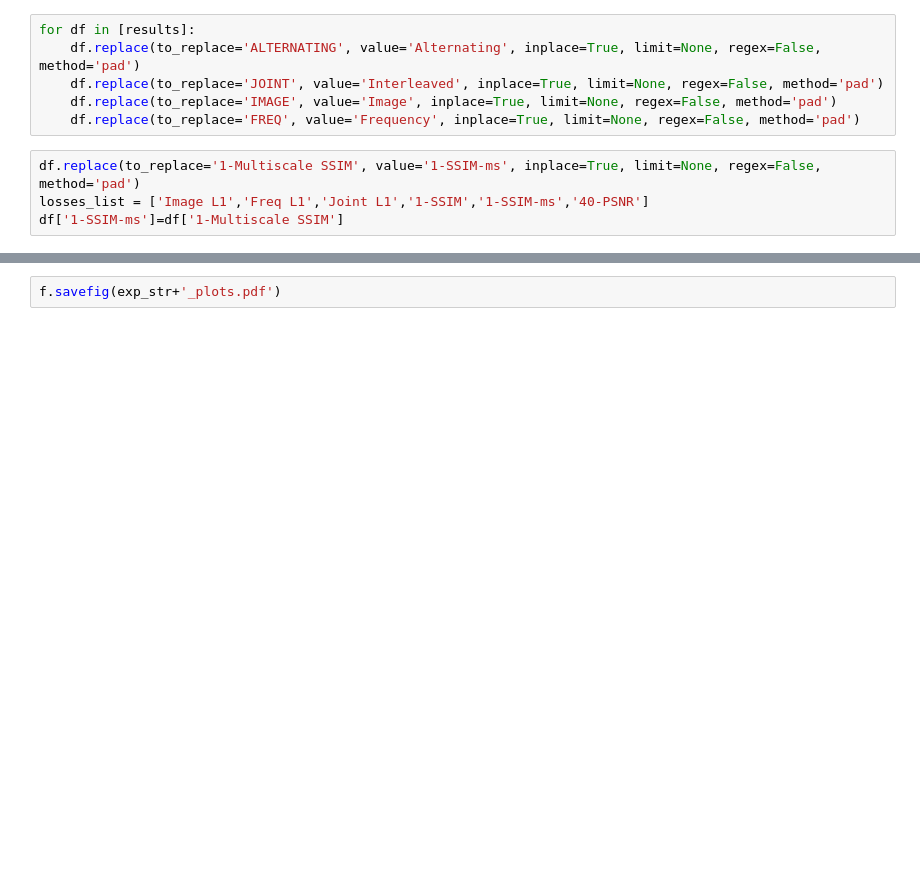
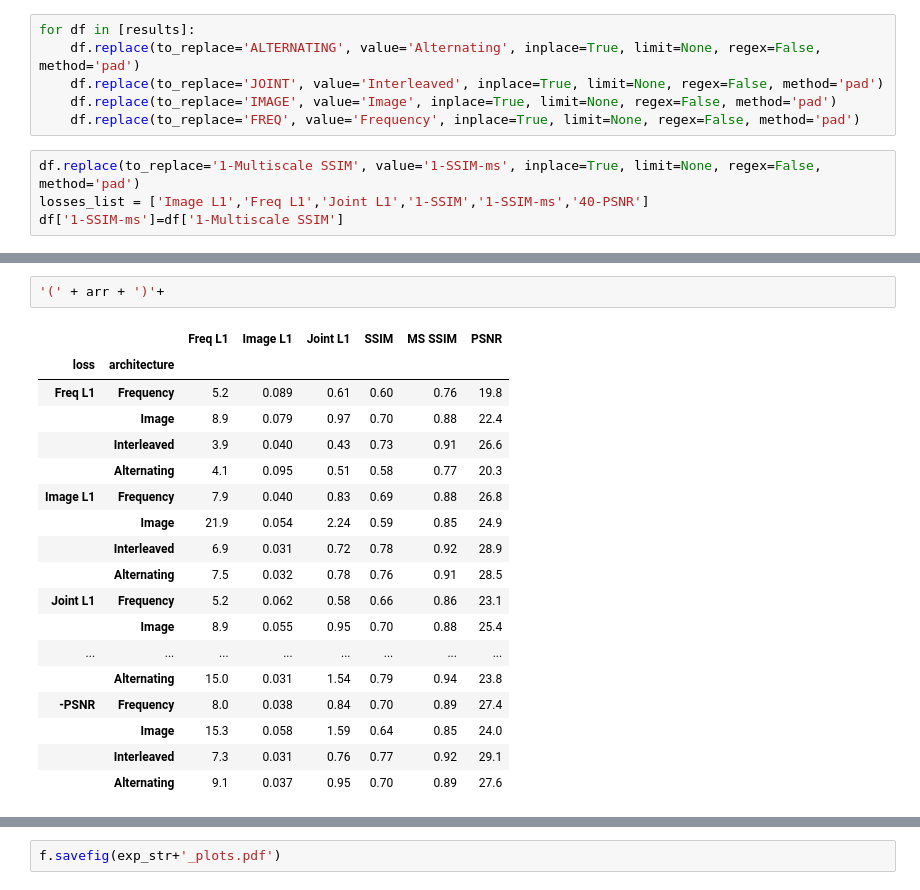
Before and after one commit to nalinimsingh/interlacer, a Jupyter notebook: visualizations/loss_comparison.ipynb, the cells around one changed output, grey strips where cells are left out. Drawn from its saved outputs; the diff is of its cells as text; blank space fills up the shorter version.

```diff
--- a/visualizations/loss_comparison.ipynb
+++ b/visualizations/loss_comparison.ipynb
@@ -227,0 +399,21 @@ findfont: Font family ['sans-serif'] not found. Falling back to DejaVu Sans.
+# %%
+'(' + arr + ')'+
+# %% [output]
+|  |  | Freq L1 | Image L1 | Joint L1 | SSIM | MS SSIM | PSNR |
+| loss | architecture |  |  |  |  |  |  |
+| Freq L1 | Frequency | 5.2 | 0.089 | 0.61 | 0.60 | 0.76 | 19.8 |
+|  | Image | 8.9 | 0.079 | 0.97 | 0.70 | 0.88 | 22.4 |
+|  | Interleaved | 3.9 | 0.040 | 0.43 | 0.73 | 0.91 | 26.6 |
+|  | Alternating | 4.1 | 0.095 | 0.51 | 0.58 | 0.77 | 20.3 |
+| Image L1 | Frequency | 7.9 | 0.040 | 0.83 | 0.69 | 0.88 | 26.8 |
+|  | Image | 21.9 | 0.054 | 2.24 | 0.59 | 0.85 | 24.9 |
+|  | Interleaved | 6.9 | 0.031 | 0.72 | 0.78 | 0.92 | 28.9 |
+|  | Alternating | 7.5 | 0.032 | 0.78 | 0.76 | 0.91 | 28.5 |
+| Joint L1 | Frequency | 5.2 | 0.062 | 0.58 | 0.66 | 0.86 | 23.1 |
+|  | Image | 8.9 | 0.055 | 0.95 | 0.70 | 0.88 | 25.4 |
+| ... | ... | ... | ... | ... | ... | ... | ... |
+|  | Alternating | 15.0 | 0.031 | 1.54 | 0.79 | 0.94 | 23.8 |
+| -PSNR | Frequency | 8.0 | 0.038 | 0.84 | 0.70 | 0.89 | 27.4 |
+|  | Image | 15.3 | 0.058 | 1.59 | 0.64 | 0.85 | 24.0 |
+|  | Interleaved | 7.3 | 0.031 | 0.76 | 0.77 | 0.92 | 29.1 |
+|  | Alternating | 9.1 | 0.037 | 0.95 | 0.70 | 0.89 | 27.6 |
```
Also changed, not shown: parts of 17 cells of this notebook.
